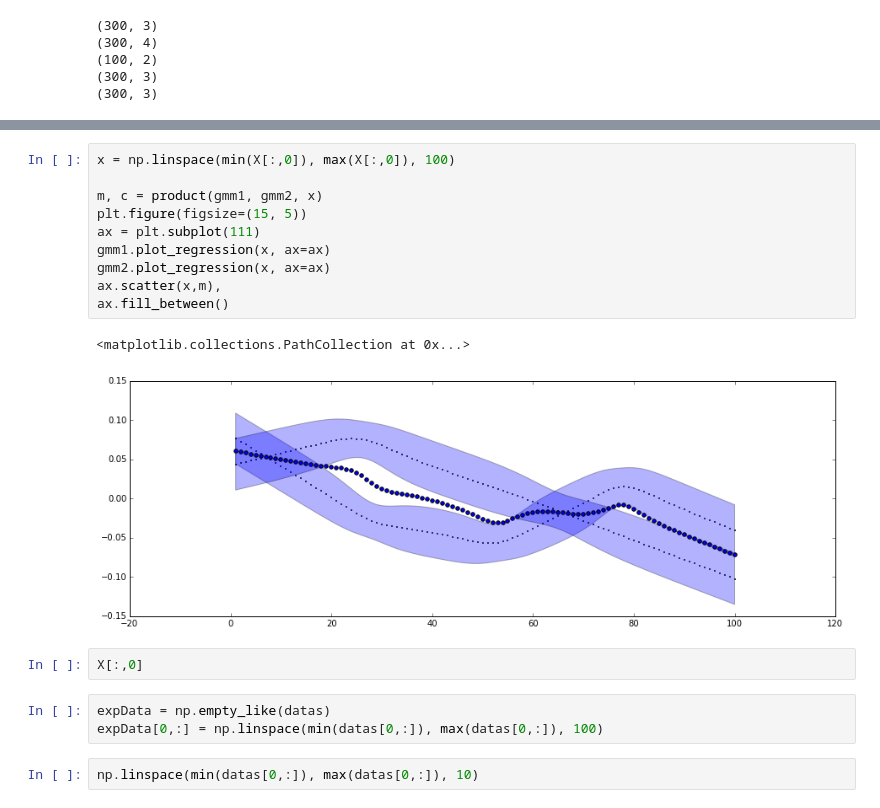
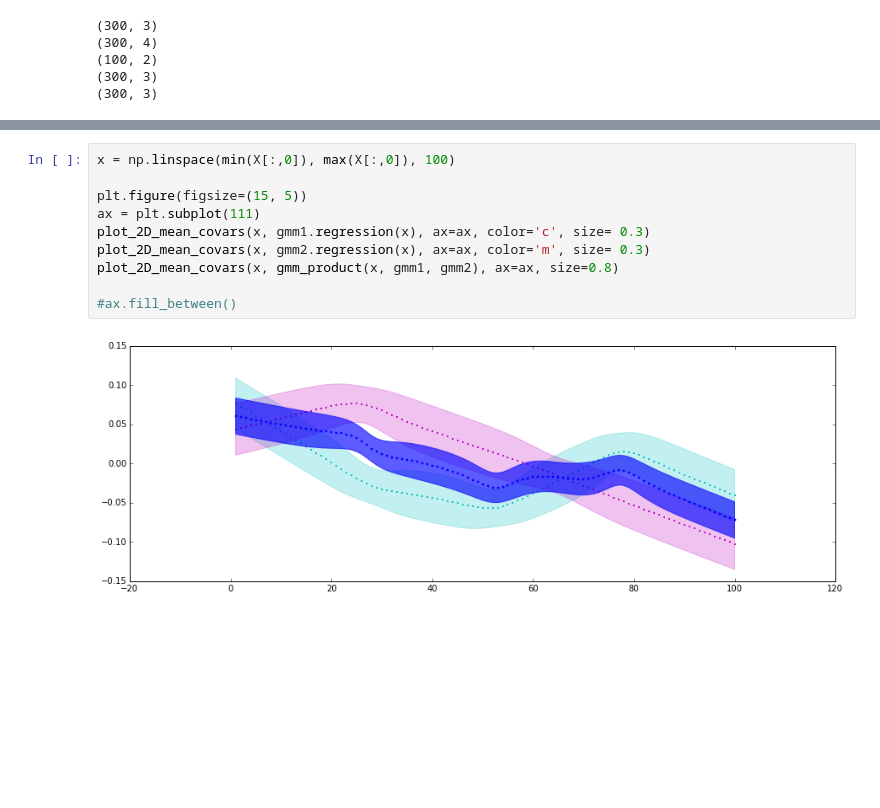
Before and after one commit to show0k/gmm-lbd, a Jupyter notebook: notebooks/calinon_tests.ipynb, the cells around one changed output, grey strips where cells are left out. Saved outputs shown, nothing was run; the diff lists cells and outputs as text; blank space fills up the shorter version.

```diff
--- a/notebooks/calinon_tests.ipynb
+++ b/notebooks/calinon_tests.ipynb
@@ -97,20 +81,12 @@ def product(self, gmm2, X):
 # %%
 x = np.linspace(min(X[:,0]), max(X[:,0]), 100)
 
-m, c = product(gmm1, gmm2, x)
 plt.figure(figsize=(15, 5))
 ax = plt.subplot(111)
-gmm1.plot_regression(x, ax=ax)
-gmm2.plot_regression(x, ax=ax)
-ax.scatter(x,m),
-ax.fill_between()
+plot_2D_mean_covars(x, gmm1.regression(x), ax=ax, color='c', size= 0.3)
+plot_2D_mean_covars(x, gmm2.regression(x), ax=ax, color='m', size= 0.3)
+plot_2D_mean_covars(x, gmm_product(x, gmm1, gmm2), ax=ax, size=0.8)
+
+#ax.fill_between()
 # %% [output]
-<matplotlib.collections.PathCollection at 0x...>
-[figure, old version]
+[figure, new version]
-# %%
-X[:,0]
-# %%
-expData = np.empty_like(datas)
-expData[0,:] = np.linspace(min(datas[0,:]), max(datas[0,:]), 100)
-# %%
-np.linspace(min(datas[0,:]), max(datas[0,:]), 10)
```
Also changed, not shown: parts of 9 cells of this notebook, 2 other files.
